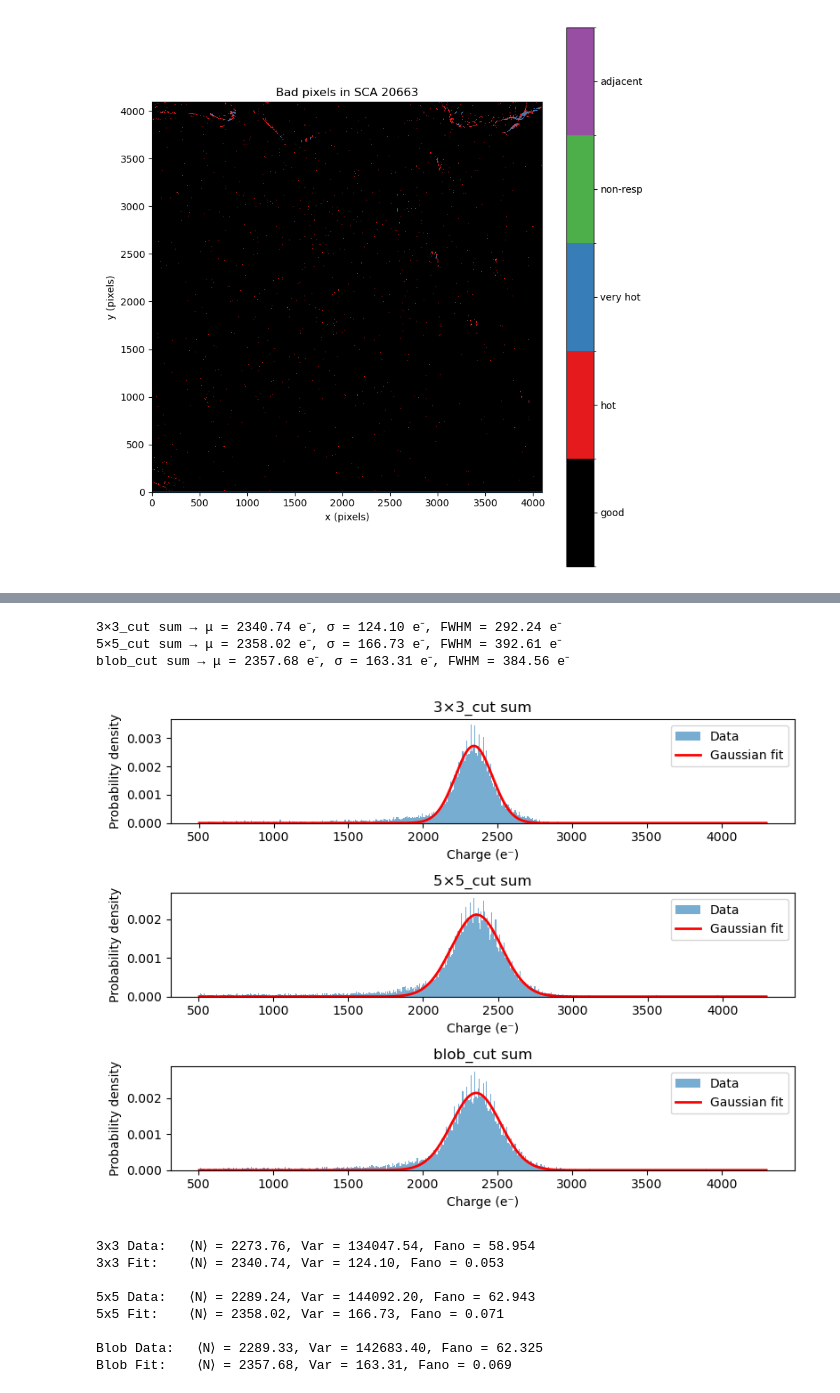
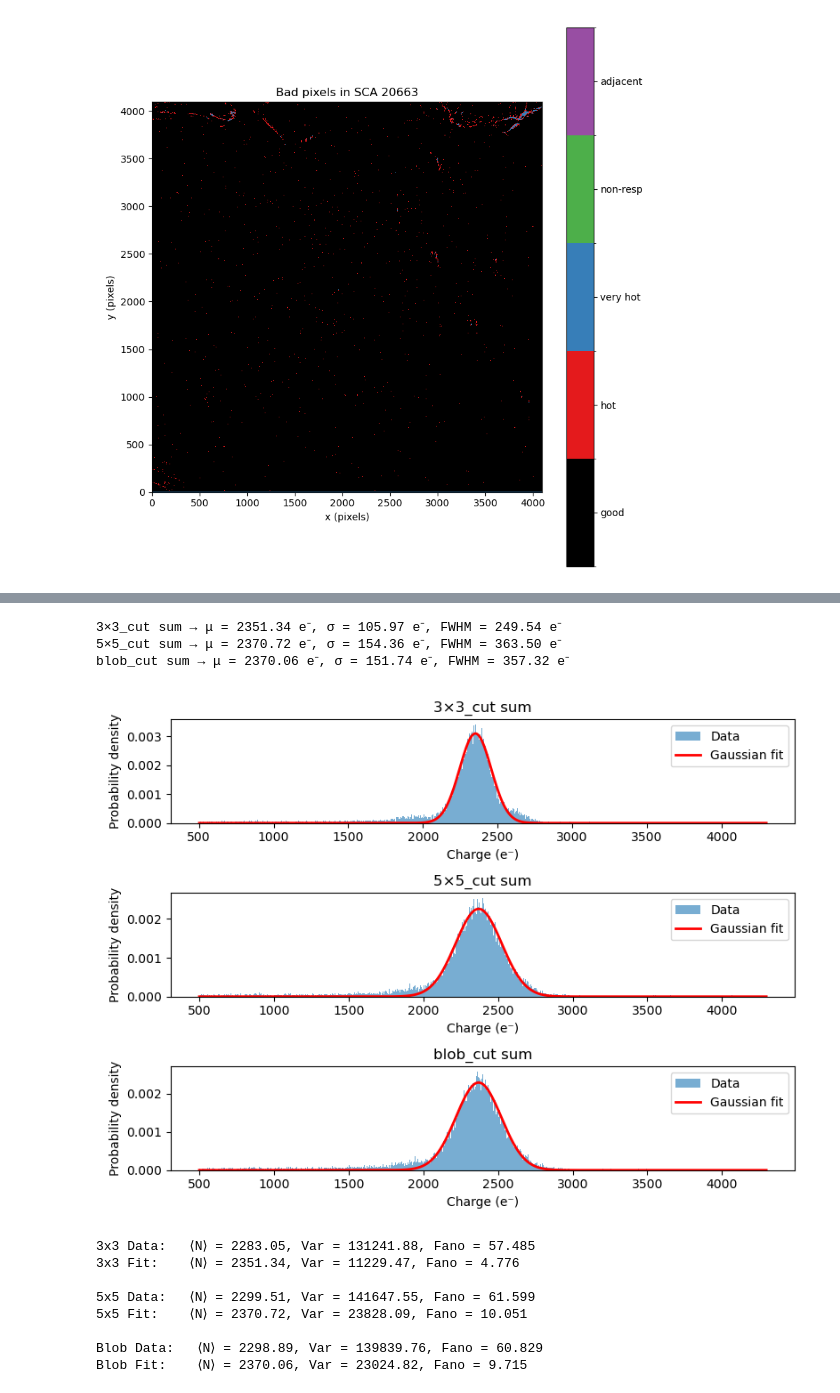
Before and after one commit to aeharbo/GCRsim, a Jupyter notebook: xray_data.ipynb, the cells around one changed output, grey strips where cells are left out. Saved outputs shown, nothing was run; the diff lists cells and outputs as text; code cells hidden in the pictures.

```diff
--- a/xray_data.ipynb
+++ b/xray_data.ipynb
@@ -633,0 +672,36 @@ print(df.head())
+# %%
+# 1) grab your read-noise series (drop NaNs)
+#read_noise = df['read_noise_e'].dropna().values
+read_noise=read_noise_e
+# 2) histogram parameters
+num_of_bins = 5000   # or whatever binning you used before
+
+# 3) build histogram
+counts, bin_edges = np.histogram(read_noise, bins=num_of_bins, density=True)
+bin_centers = 0.5*(bin_edges[:-1] + bin_edges[1:])
+
+# 4) initial guess [A, μ, σ]
+p0 = [counts.max(), read_noise.mean(), read_noise.std()]
+
+# 5) fit
+popt, _ = curve_fit(gaussian, bin_centers, counts, p0=p0)
+A_fit, mu_fit, sigma_fit = popt
+sigma_fit = abs(sigma_fit)
+
+# 6) print out the σ
+print(f"Read noise → μ = {mu_fit:.2f} e⁻, σ = {sigma_fit:.2f} e⁻")
+
+# 7) plot histogram + fit
+plt.figure(figsize=(8,5))
+plt.hist(read_noise, bins=num_of_bins, density=True, alpha=0.6, label='Read Noise')
+x_fit = np.linspace(bin_edges[0], bin_edges[-1], 1000)
+plt.plot(x_fit, gaussian(x_fit, *popt), 'r-', lw=2,
+         label=f'Gaussian fit: σ={sigma_fit:.2f} e⁻')
+plt.xlabel('3×3 Read Noise Sum (e⁻)')
+plt.ylabel('Probability Density')
+plt.title('Read‐Noise Distribution with Gaussian Fit')
+plt.legend()
+plt.tight_layout()
+plt.show()
+
+read_noise_sigma = sigma_fit
@@ -688,7 +764,7 @@ blob_var_data  = data_blob_cut.var(ddof=0)
 blob_fano_data = blob_var_data / blob_mean_data
 
 
-num_of_bins = 550
+num_of_bins = 650
 
 def gaussian(x, A, mu, sigma):
     return A * np.exp(-0.5 * ((x - mu) / sigma)**2)
@@ -724,45 +800,45 @@ for ax, (label, data_series) in zip(axes, series):
     # 6) plot histogram + fit
     ax.hist(data_series, bins=num_of_bins, density=True, alpha=0.6, label='Data')
     x_fit = np.linspace(bin_edges[0], bin_edges[-1], 1000)
     ax.plot(x_fit, gaussian(x_fit, *popt), 'r-', lw=2, label='Gaussian fit')
     ax.set(
         title=label,
         xlabel='Charge (e⁻)',
         ylabel='Probability density'
     )
     ax.legend()
 
 plt.tight_layout()
 plt.show()
 
 three_mean_fit = stats[0][0]
-three_var_fit = stats[0][1]
+three_var_fit = stats[0][1]**2
 three_fano_fit = three_var_fit / three_mean_fit
 five_mean_fit = stats[1][0]
-five_var_fit = stats[1][1]
+five_var_fit = stats[1][1]**2
 five_fano_fit = five_var_fit / five_mean_fit
 blob_mean_fit = stats[2][0]
-blob_var_fit = stats[2][1]
+blob_var_fit = stats[2][1]**2
 blob_fano_fit = blob_var_fit / blob_mean_fit
 
 print(f"3x3 Data:   ⟨N⟩ = {three_mean_data:.2f}, Var = {three_var_data:.2f}, Fano = {three_fano_data:.3f}")
 print(f"3x3 Fit:    ⟨N⟩ = {three_mean_fit:.2f}, Var = {three_var_fit:.2f}, Fano = {three_fano_fit:.3f}\n")
 
 print(f"5x5 Data:   ⟨N⟩ = {five_mean_data:.2f}, Var = {five_var_data:.2f}, Fano = {five_fano_data:.3f}")
 print(f"5x5 Fit:    ⟨N⟩ = {five_mean_fit:.2f}, Var = {five_var_fit:.2f}, Fano = {five_fano_fit:.3f}\n")
 
 print(f"Blob Data:   ⟨N⟩ = {blob_mean_data:.2f}, Var = {blob_var_data:.2f}, Fano = {blob_fano_data:.3f}")
 print(f"Blob Fit:    ⟨N⟩ = {blob_mean_fit:.2f}, Var = {blob_var_fit:.2f}, Fano = {blob_fano_fit:.3f}\n")
 # %% [output]
-3×3_cut sum → μ = 2340.74 e⁻, σ = 124.10 e⁻, FWHM = 292.24 e⁻
-5×5_cut sum → μ = 2358.02 e⁻, σ = 166.73 e⁻, FWHM = 392.61 e⁻
-blob_cut sum → μ = 2357.68 e⁻, σ = 163.31 e⁻, FWHM = 384.56 e⁻
+3×3_cut sum → μ = 2351.34 e⁻, σ = 105.97 e⁻, FWHM = 249.54 e⁻
+5×5_cut sum → μ = 2370.72 e⁻, σ = 154.36 e⁻, FWHM = 363.50 e⁻
+blob_cut sum → μ = 2370.06 e⁻, σ = 151.74 e⁻, FWHM = 357.32 e⁻
-[figure, old version]
+[figure, new version]
-3x3 Data:   ⟨N⟩ = 2273.76, Var = 134047.54, Fano = 58.954
-3x3 Fit:    ⟨N⟩ = 2340.74, Var = 124.10, Fano = 0.053
+3x3 Data:   ⟨N⟩ = 2283.05, Var = 131241.88, Fano = 57.485
+3x3 Fit:    ⟨N⟩ = 2351.34, Var = 11229.47, Fano = 4.776
 
-5x5 Data:   ⟨N⟩ = 2289.24, Var = 144092.20, Fano = 62.943
-5x5 Fit:    ⟨N⟩ = 2358.02, Var = 166.73, Fano = 0.071
+5x5 Data:   ⟨N⟩ = 2299.51, Var = 141647.55, Fano = 61.599
+5x5 Fit:    ⟨N⟩ = 2370.72, Var = 23828.09, Fano = 10.051
 
-Blob Data:   ⟨N⟩ = 2289.33, Var = 142683.40, Fano = 62.325
-Blob Fit:    ⟨N⟩ = 2357.68, Var = 163.31, Fano = 0.069
+Blob Data:   ⟨N⟩ = 2298.89, Var = 139839.76, Fano = 60.829
+Blob Fit:    ⟨N⟩ = 2370.06, Var = 23024.82, Fano = 9.715
```
Also changed, not shown: parts of 19 cells of this notebook.
